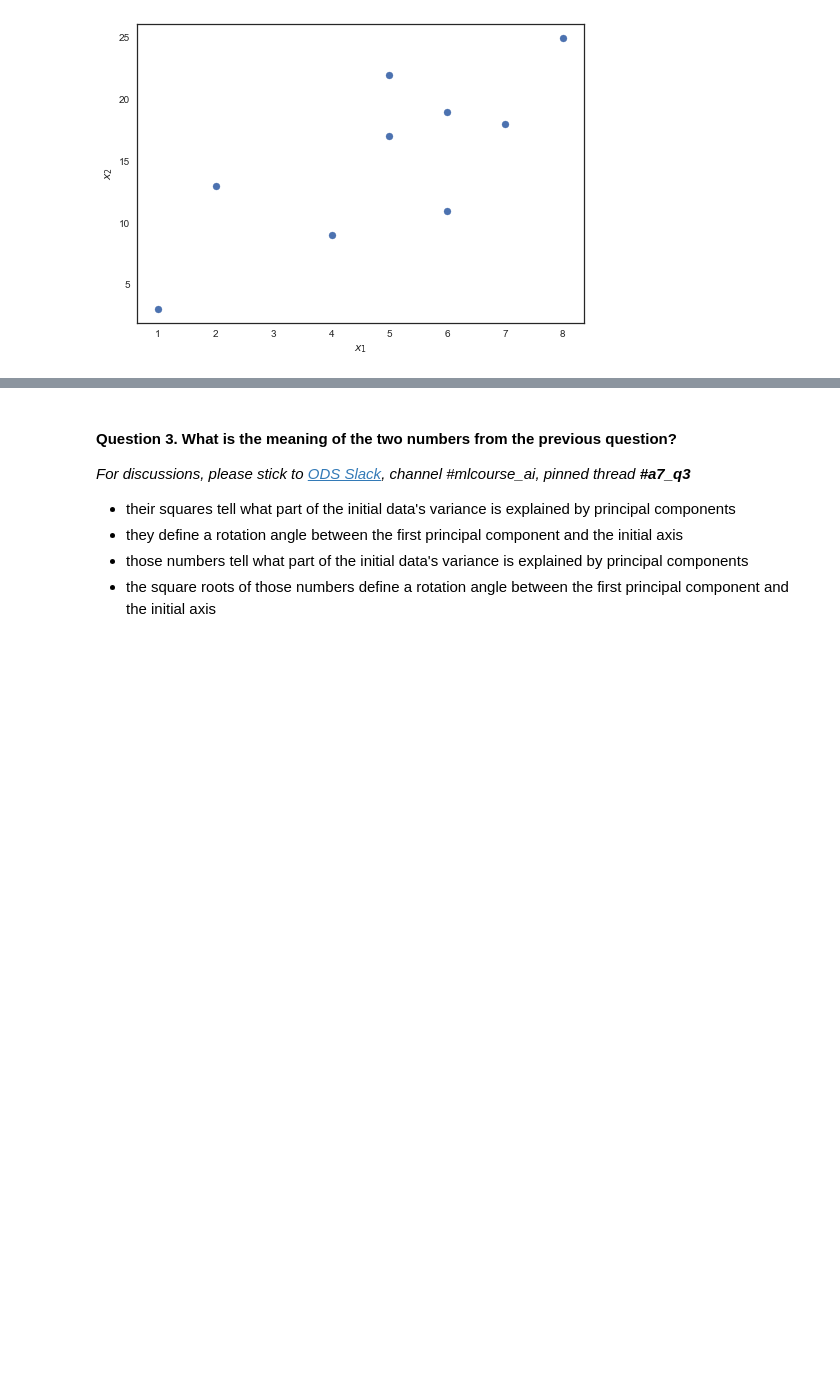
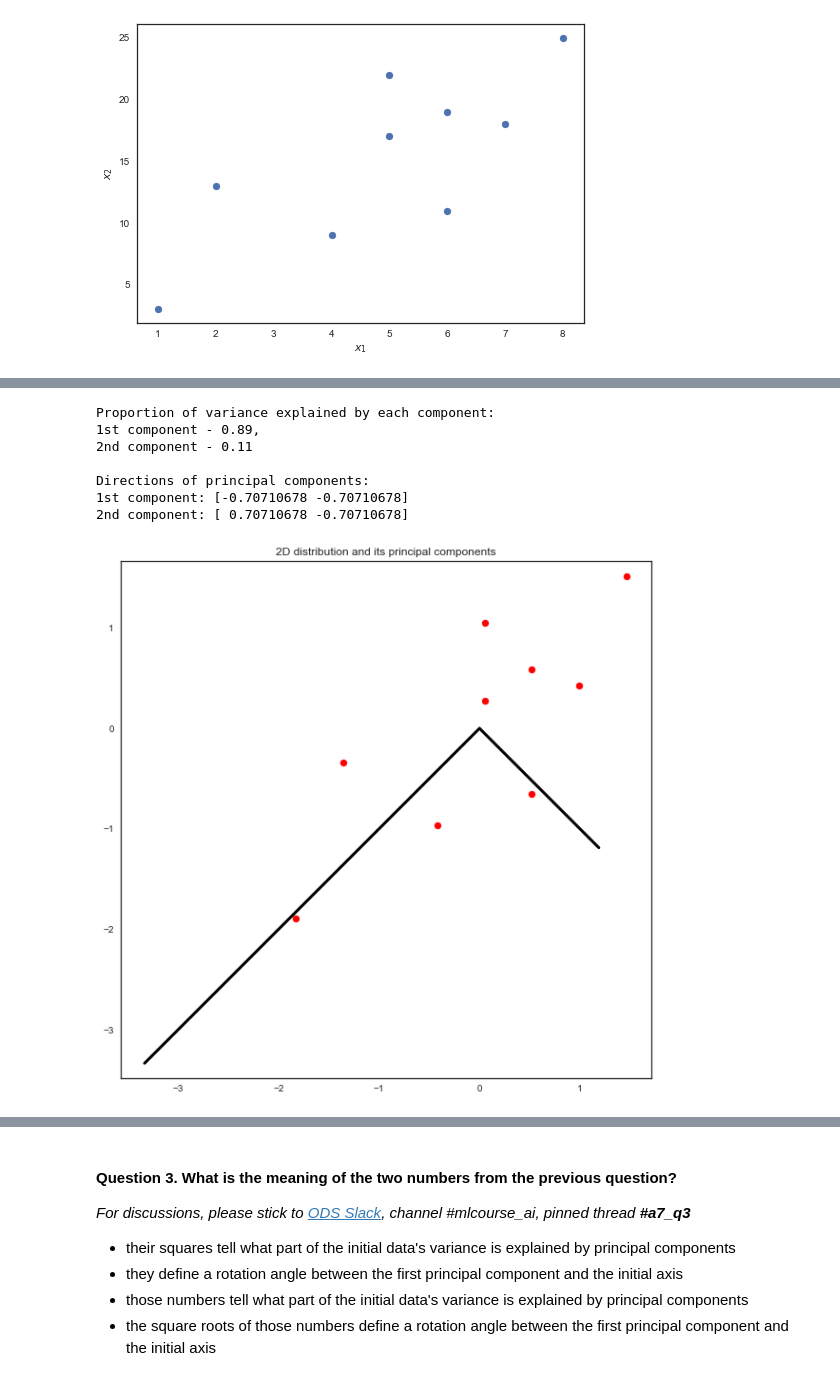
Before and after one commit to Brukhanov/mlcourse.ai, a Jupyter notebook: jupyter_english/assignments_fall2018/assignment7_pca_clustering.ipynb, the cells around one changed output, grey strips where cells are left out. Saved outputs shown, nothing was run; the diff lists cells and outputs as text; code cells hidden in the pictures; blank space fills up the shorter version.

```diff
--- a/jupyter_english/assignments_fall2018/assignment7_pca_clustering.ipynb
+++ b/jupyter_english/assignments_fall2018/assignment7_pca_clustering.ipynb
@@ -50,0 +63,3 @@ plt.ylabel(r'$x_2$');
+# %%
+Xrescale = StandardScaler().fit_transform(X)
+Xrescale
@@ -51 +76,28 @@ plt.ylabel(r'$x_2$');
+# %%
+pca = PCA()
+pca.fit(Xrescale)
+print('Proportion of variance explained by each component:\n' +\
+      '1st component - %.2f,\n2nd component - %.2f\n' %
+      tuple(pca.explained_variance_ratio_))
+print('Directions of principal components:\n' +\
+      '1st component:', pca.components_[0],
+      '\n2nd component:', pca.components_[1])
+
+plt.figure(figsize=(10,10))
+plt.scatter(Xrescale[:, 0], Xrescale[:, 1], s=50, c='r')
+for l, v in zip(pca.explained_variance_ratio_, pca.components_):
+    d = 5 * np.sqrt(l) * v
+    plt.plot([0, d[0]], [0, d[1]], '-k', lw=3)
+plt.axis('equal')
+plt.title('2D distribution and its principal components')
+plt.show()
+# %% [output]
+Proportion of variance explained by each component:
+1st component - 0.89,
+2nd component - 0.11
+
+Directions of principal components:
+1st component: [-0.70710678 -0.70710678]
+2nd component: [ 0.70710678 -0.70710678]
+[figure, added]
 # %% [markdown]
```
Also changed, not shown: parts of 38 cells of this notebook.
